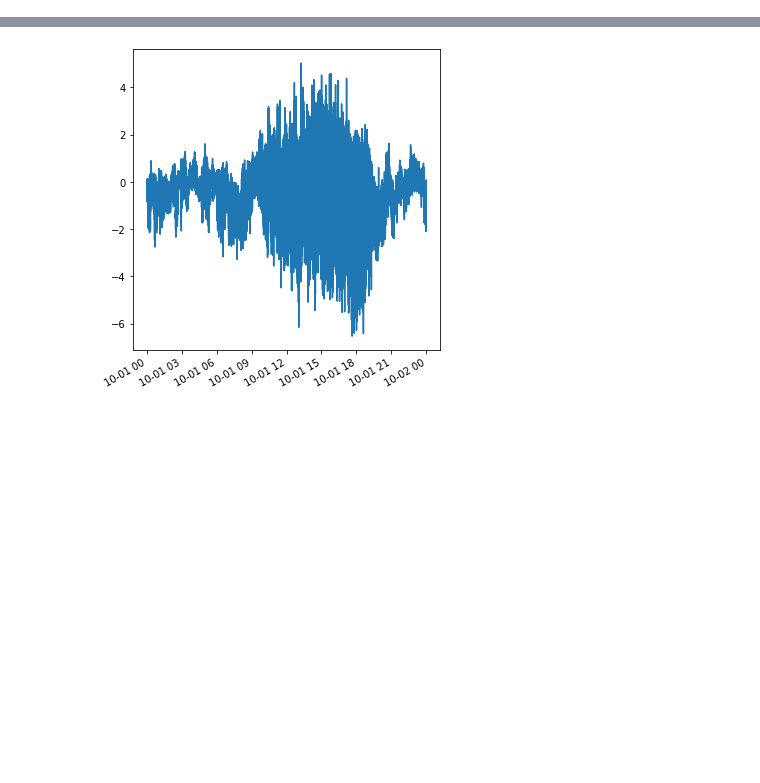
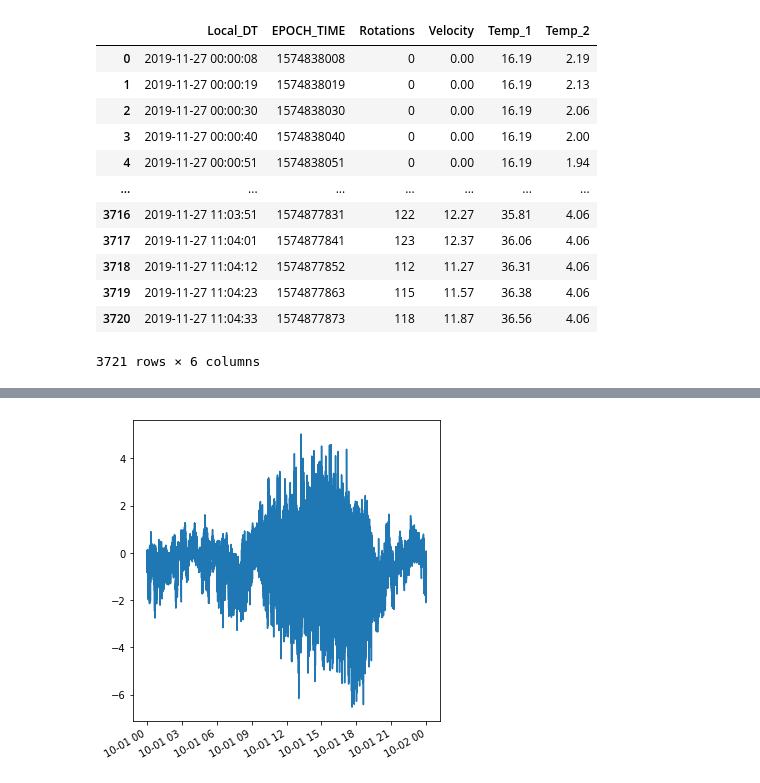
Before and after one commit to agmeyer4/CO2_Eddy, a Jupyter notebook: Spike_Finder.ipynb, the cells around one changed output, grey strips where cells are left out. Drawn from its saved outputs; the diff is of its cells as text; code cells hidden in the pictures; blank space fills up the shorter version.

```diff
--- a/Spike_Finder.ipynb
+++ b/Spike_Finder.ipynb
@@ -21,5 +22,21 @@ LI_vent, Multiplexer, Vent_Anem_Temp, Picarro, \
 # LI_vent = get_LI_data('Aug2019_LI_8100_Vent',date1,date2)
 # Multiplexer = get_multiplexer_data('Aug2019_Multiplexer',date1,date2)
+# %%
+Vent_Anem_Temp
+# %% [output]
+|  | Local_DT | EPOCH_TIME | Rotations | Velocity | Temp_1 | Temp_2 |
+| 0 | 2019-11-27 00:00:08 | 1574838008 | 0 | 0.00 | 16.19 | 2.19 |
+| 1 | 2019-11-27 00:00:19 | 1574838019 | 0 | 0.00 | 16.19 | 2.13 |
+| 2 | 2019-11-27 00:00:30 | 1574838030 | 0 | 0.00 | 16.19 | 2.06 |
+| 3 | 2019-11-27 00:00:40 | 1574838040 | 0 | 0.00 | 16.19 | 2.00 |
+| 4 | 2019-11-27 00:00:51 | 1574838051 | 0 | 0.00 | 16.19 | 1.94 |
+| ... | ... | ... | ... | ... | ... | ... |
+| 3716 | 2019-11-27 11:03:51 | 1574877831 | 122 | 12.27 | 35.81 | 4.06 |
+| 3717 | 2019-11-27 11:04:01 | 1574877841 | 123 | 12.37 | 36.06 | 4.06 |
+| 3718 | 2019-11-27 11:04:12 | 1574877852 | 112 | 11.27 | 36.31 | 4.06 |
+| 3719 | 2019-11-27 11:04:23 | 1574877863 | 115 | 11.57 | 36.38 | 4.06 |
+| 3720 | 2019-11-27 11:04:33 | 1574877873 | 118 | 11.87 | 36.56 | 4.06 |
+3721 rows × 6 columns
 # %%
 actual_spike_df = pd.DataFrame(columns=['Actual_DT','Actual_ET','Picarro_ANEM','Picarro_CO2','LI_8100_Vent','Multiplexer_CO2_1','Multiplexer_CO2_2','Multiplexer_CO2_3'])
 #actual_spike_df = pd.read_pickle('All_actualET_Spikes.pkl')
```
Also changed, not shown: parts of 5 cells of this notebook, 8 other files.
